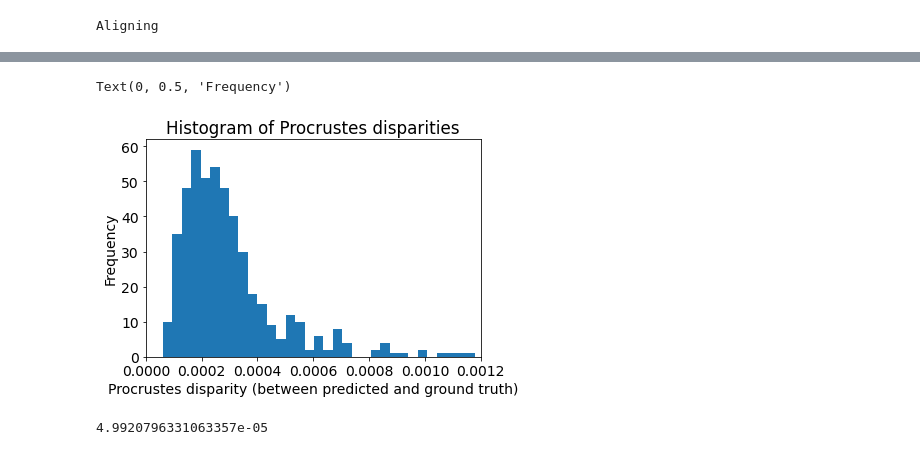
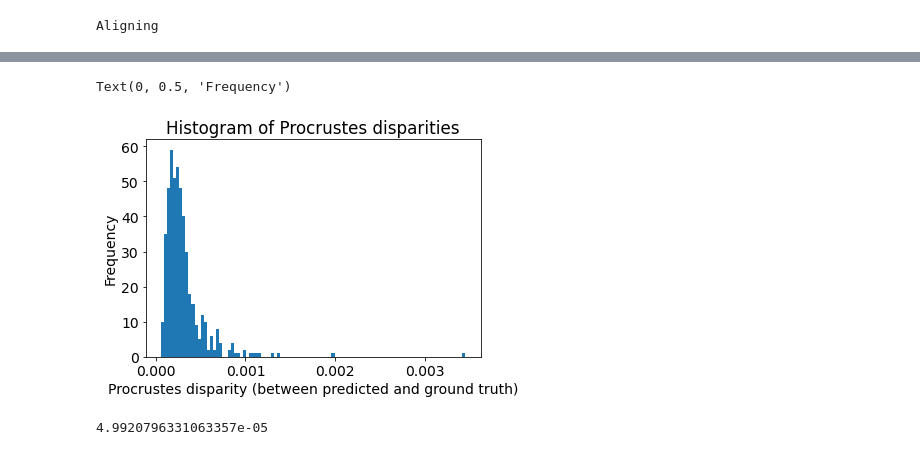
Before and after one commit to DylanGeldenhuys/Landmark-detection-for-tsetse-fly-wings, a Jupyter notebook: analysis-masks.ipynb, the cells around one changed output, grey strips where cells are left out. Drawn from its saved outputs; the diff is of its cells as text; code cells hidden in the pictures.

```diff
--- a/analysis-masks.ipynb
+++ b/analysis-masks.ipynb
@@ -104,7 +128,8 @@ def get_predicted_landmarks(predicted_masks):
 
         mask_indices = np.argwhere(prediction_s >= seventh_max)
         landmark = np.mean(mask_indices, axis=0)
-        landmarks.append([landmark[1]*1024/224, landmark[0]*1280/224])
+        landmarks.append([landmark[1]*1280/224, landmark[0]*1024/224])
+#         landmarks.append([landmark[1], landmark[0]])
 
     return torch.from_numpy(np.array(landmarks))
 
@@ -134,18 +159,22 @@ predictions = torch.zeros(484, 11, 2).detach()
 landmarks = torch.zeros(484, 11, 2).detach()
 image_plot = 0
 #images, landmarks = next(iter(test_loader))
+images_plot = []
 counter = 0
 print("evaluating on test set")
 with torch.no_grad():
-    for images, landmark, masks in valid_loader:
+    for images, landmark, masks in test_loader:
 #         print("shape", images.shape)
 #         break
         images = images.reshape((1,3,224,224)).cuda()
         image_plot = images[-1].cpu().numpy() if counter == 0 else image_plot
+        images_plot.append(images)
+#         landmark = ((landmark + 0.5 )*torch.tensor([224, 224])).cuda()
         landmark = ((landmark + 0.5 )*torch.tensor([1280, 1024])).cuda()
         masks = masks.cuda()
         # why the + 0.5
         prediction = network(images)['out']
+#         prediction = network(images)
 #         plot_prediction = prediction[0].cpu().numpy()
 
 #         plot_prediction = get_predicted_masks(plot_prediction)
@@ -174,25 +203,5 @@ with torch.no_grad():
         counter += 1
 endtime = time.time()-start_time
 print(endtime)
-
-#print(predictions)
-difs = abs(predictions - landmarks)
-difs = difs.detach()
-
-dis = np.sqrt(difs[:, :,0]**2 + difs[:, :, 1]**2)
-av = []
-for I in dis:
-  av.append(np.mean(I.numpy()))
-print(np.mean(av))
-print(np.std(av))
-
-plt.figure(figsize=(10,10))
-plt.boxplot(dis.T)
-
-plt.xlabel('landmarks', fontsize=8)
-plt.ylabel('pixel distance error', fontsize=8)
-plt.title('Pixel distance errors', fontsize=10)
-plt.savefig('errors_resnet50.png')
-plt.show()
 # %% [output]
 evaluating on test set
@@ -473,12 +529,12 @@ print(b)
 # %%
 plt.hist(procrustes_errors['procrustes_disparity'], bins = 100)
 plt.title('Histogram of Procrustes disparities')
 plt.xlabel('Procrustes disparity (between predicted and ground truth)')
-plt.xlim((0,0.0012))
+# plt.xlim((0,0.0012))
 plt.ylabel('Frequency')
 # %% [output]
 Text(0, 0.5, 'Frequency')
-[figure, old version]
+[figure, new version]
 # %%
 
 from scipy import stats
```
Also changed, not shown: parts of 15 cells of this notebook, 6 other files.
